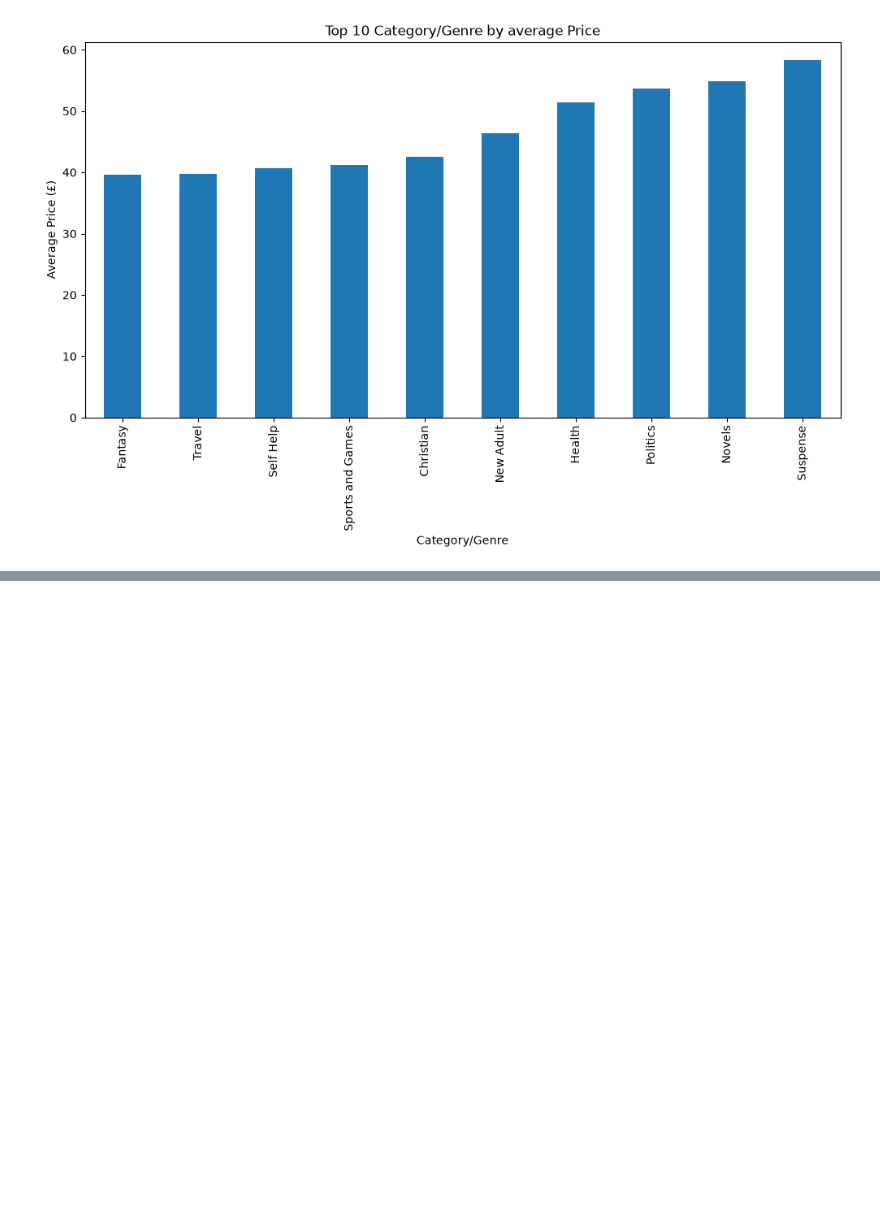
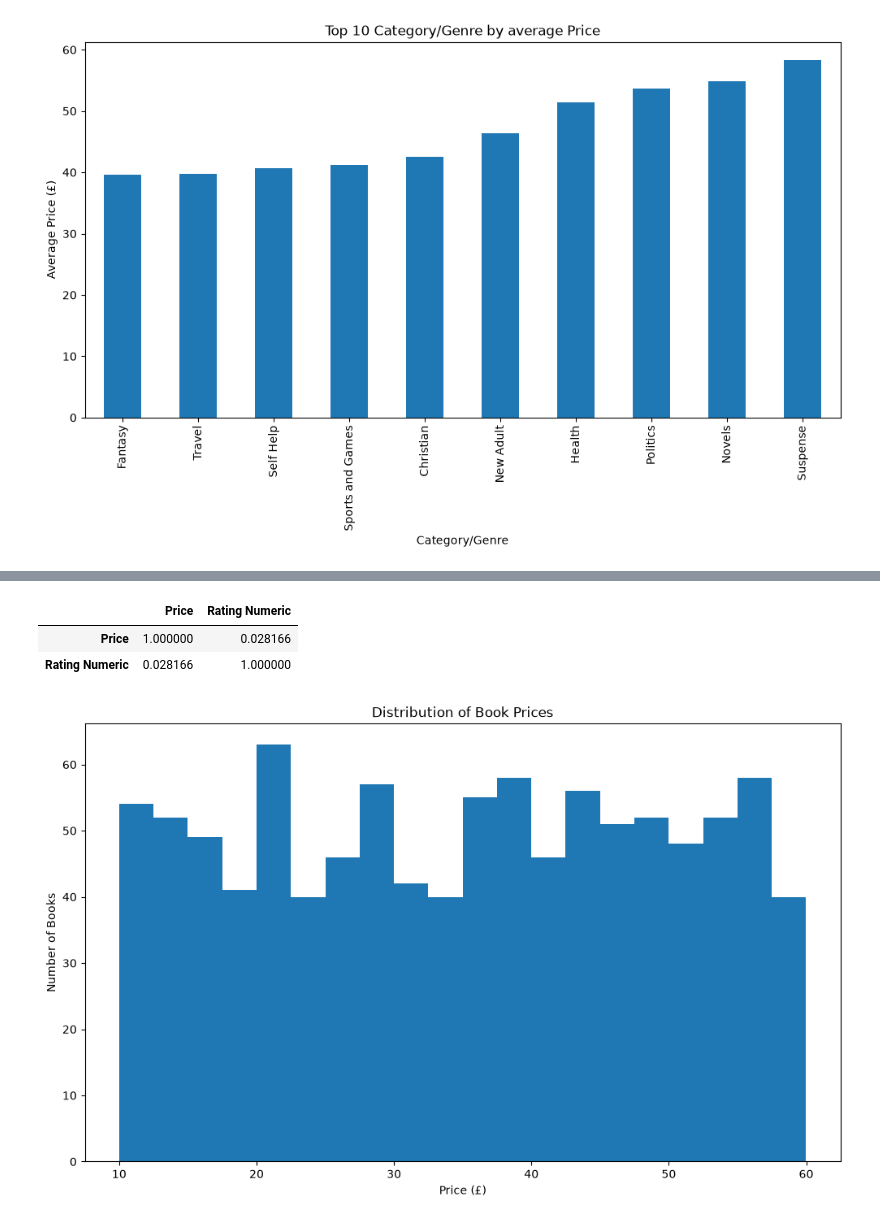
Before and after one commit to mcllale/Book-Market-Analytics-Books-to-Scrape-, a Jupyter notebook: web_scrape.ipynb, the cells around one changed output, grey strips where cells are left out. Drawn from its saved outputs; the diff is of its cells as text; code cells hidden in the pictures; blank space fills up the shorter version.

```diff
--- a/web_scrape.ipynb
+++ b/web_scrape.ipynb
@@ -264,0 +308,20 @@ plt.show()
+# %%
+# Calculate the correlation
+books_df[['Price', 'Rating Numeric']].corr()
+# %% [output]
+|  | Price | Rating Numeric |
+| Price | 1.000000 | 0.028166 |
+| Rating Numeric | 0.028166 | 1.000000 |
+# %%
+
+plt.figure(figsize=(12, 7))
+
+plt.hist(books_df['Price'], bins=20)
+
+plt.xlabel('Price (£)')
+plt.ylabel('Number of Books')
+plt.title('Distribution of Book Prices')
+
+plt.show()
+# %% [output]
+[figure, added]
```
Also changed, not shown: parts of 5 cells of this notebook.
